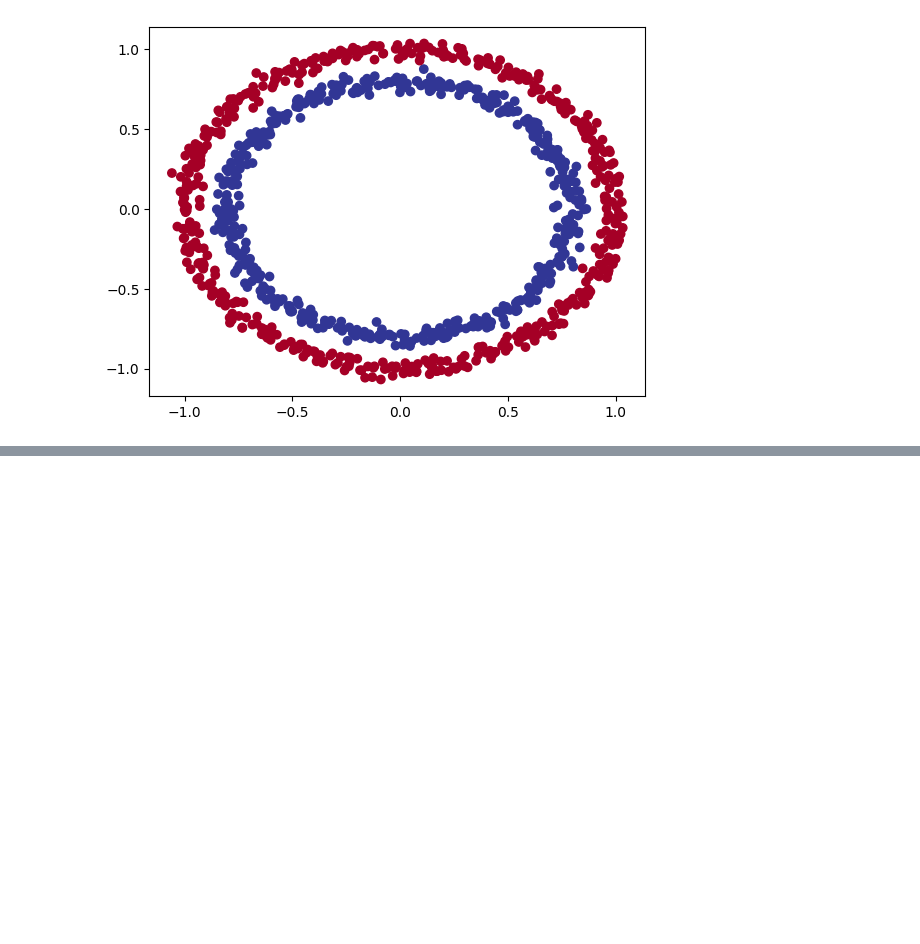
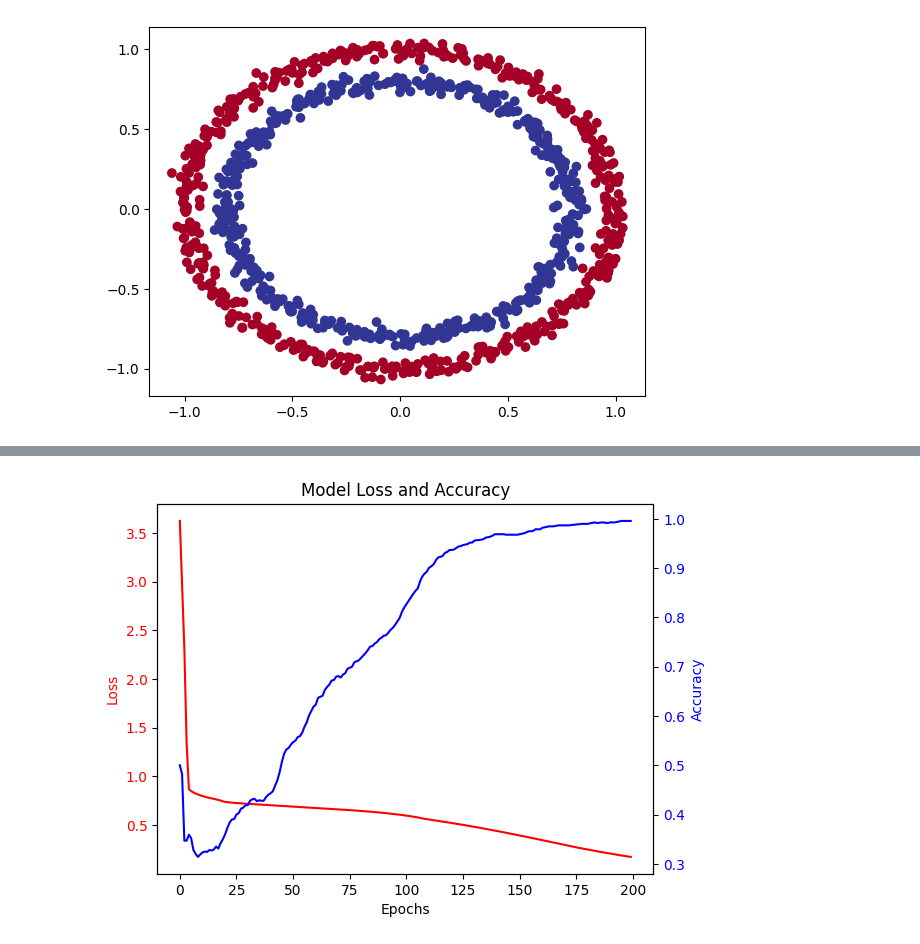
Before and after one commit to kurumbus/tensorflow-training, a Jupyter notebook: classification.ipynb, the cells around one changed output, grey strips where cells are left out. Drawn from its saved outputs; the diff is of its cells as text; code cells hidden in the pictures; blank space fills up the shorter version.

```diff
--- a/classification.ipynb
+++ b/classification.ipynb
@@ -239,0 +340,26 @@ Text(0.5, 0, 'epochs')
+# %%
+import matplotlib.pyplot as plt
+import pandas as pd
+
+# Convert history to a DataFrame
+df = pd.DataFrame(history5.history)
+
+# Create a figure and one set of axes
+fig, ax1 = plt.subplots()
+
+# Plot loss on ax1
+ax1.set_xlabel('Epochs')
+ax1.set_ylabel('Loss', color='red')
+df['loss'].plot(ax=ax1, color='red')
+ax1.tick_params(axis='y', labelcolor='red')
+
+# Create another axis for accuracy
+ax2 = ax1.twinx()
+ax2.set_ylabel('Accuracy', color='blue')
+df['accuracy'].plot(ax=ax2, color='blue')
+ax2.tick_params(axis='y', labelcolor='blue')
+
+plt.title('Model Loss and Accuracy')
+plt.show()
+# %% [output]
+[figure, added]
```
Also changed, not shown: parts of 31 cells of this notebook, 1 other file.
